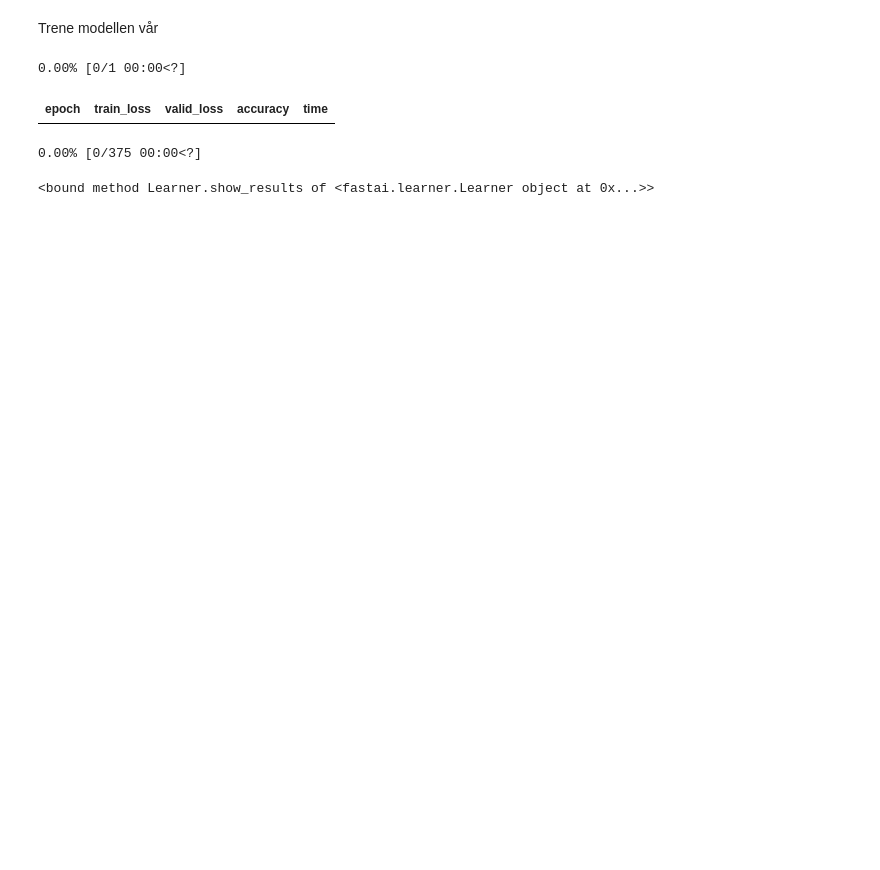
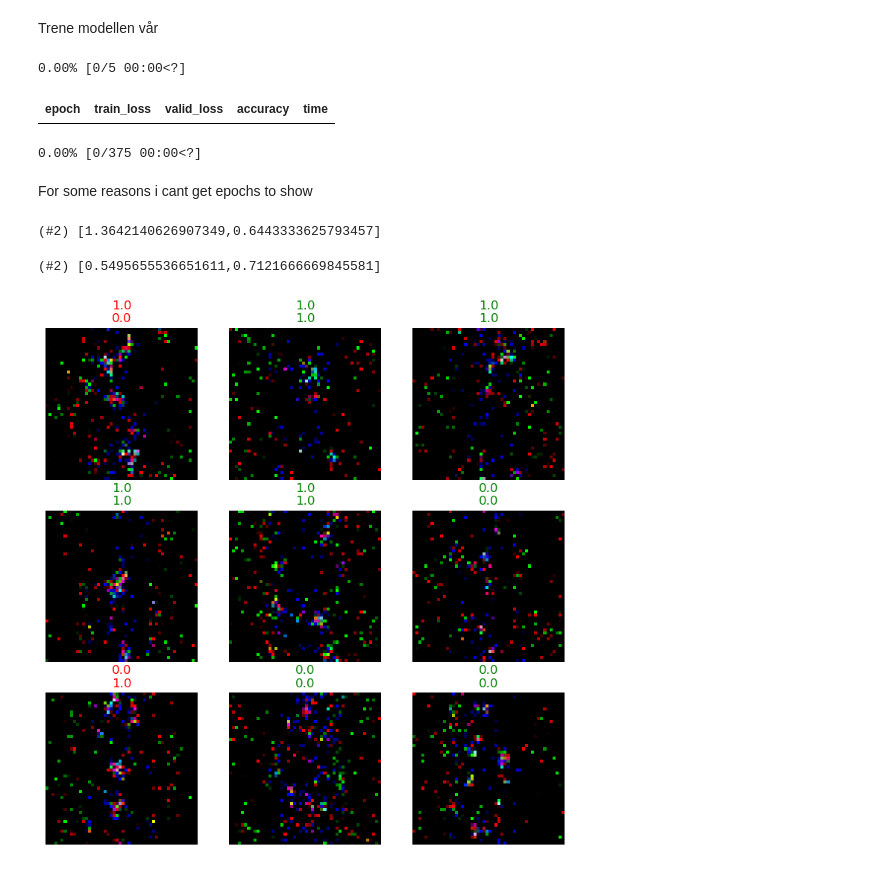
Before and after one commit to iRootTsar/Optimazing-klassification-of-ATLAS-detector-data--CERN-, a Jupyter notebook: notebooks/fast.ai/firstModell.ipynb, the cells around one changed output. Saved outputs shown, nothing was run; the diff lists cells and outputs as text; code cells hidden in the pictures; blank space fills up the shorter version.

```diff
--- a/notebooks/fast.ai/firstModell.ipynb
+++ b/notebooks/fast.ai/firstModell.ipynb
@@ -82,15 +76,24 @@ Trene modellen vår
 # %%
 # Create your learner object
 learner = vision_learner(dls, resnet18, metrics=accuracy)
-learner.fine_tune(3)
-# Train your model on GPU
-# device = torch.device('cuda:0')
-# learner.model.to(device)
+learner.fine_tune(5)
 # %% [output]
-0.00% [0/1 00:00<?]
+0.00% [0/5 00:00<?]
 | epoch | train_loss | valid_loss | accuracy | time |
 0.00% [0/375 00:00<?]
+# %% [markdown]
+For some reasons i cant get epochs to show
+# %%
+learner.validate()
+# %% [output]
+(#2) [1.3642140626907349,0.6443333625793457]
+# %%
+learner.fit_one_cycle(3)
+# %%
+learner.validate()
+# %% [output]
+(#2) [0.5495655536651611,0.7121666669845581]
 # %%
-learner.show_results
+learner.show_results()
 # %% [output]
-<bound method Learner.show_results of <fastai.learner.Learner object at 0x...>>
+[figure, added]
```
Also changed, not shown: parts of 4 cells of this notebook, 3 other files.
